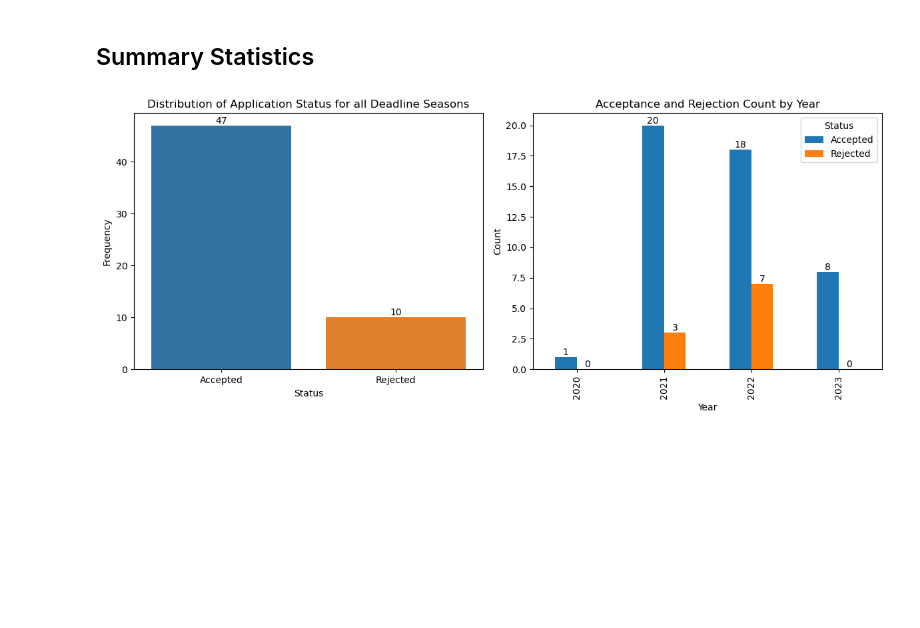
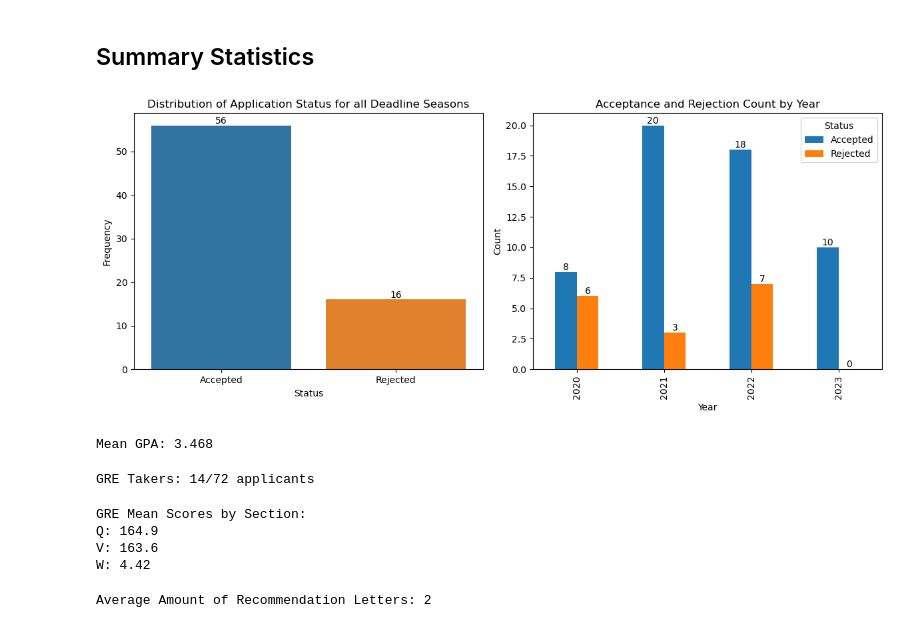
Before and after one commit to sergiicodes/UT-Austin-MSDS-admissions-predictor, a Jupyter notebook: json files/data-cleansing.ipynb, the cells around one changed output. Saved outputs shown, nothing was run; the diff lists cells and outputs as text; code cells hidden in the pictures; blank space fills up the shorter version.

```diff
--- a/json files/data-cleansing.ipynb
+++ b/json files/data-cleansing.ipynb
@@ -8,13 +8,14 @@ import glob
 # %%
 # Convert JSONs to DataFrames
 df_fall_21 = pd.read_json('fall2021.json')
+df_spring_21 = pd.read_json('spring2021.json')
+df_fall_22 = pd.read_json('fall2022.json')
 df_spring_22 = pd.read_json('spring2022.json')
-df_fall_22 = pd.read_json('fall2022.json')
+df_fall_23 = pd.read_json('fall2023.json')
 df_spring_23 = pd.read_json('spring2023.json')
-df_fall_23 = pd.read_json('fall2023.json')
 # %%
 # Combine DataFrames
-combined_df = pd.concat([df_fall_21, df_spring_22, df_fall_22, df_spring_23, df_fall_23], ignore_index=True)
+combined_df = pd.concat([df_fall_21, df_spring_21, df_spring_22, df_fall_22, df_spring_23, df_fall_23], ignore_index=True)
 # %%
 combined_df
 # %% [output]
@@ -44,39 +41,91 @@ combined_df
 import matplotlib.pyplot as plt
 import seaborn as sns
 # %%
-# Create a grid of subplots with 1 row and 2 columns
+# Convert 'decisionDate' column to datetime format
+combined_df['decisionDate'] = pd.to_datetime(combined_df['decisionDate'], format='%m/%d/%Y', errors='coerce')
+
+# Extract the year from 'decisionDate'
+combined_df['year'] = combined_df['decisionDate'].dt.year
+
+# Group the data by 'year' and 'status' columns
+grouped_data = combined_df.groupby(['year', 'status']).size().unstack()
+
+# Create the figure and axes
 fig, axes = plt.subplots(1, 2, figsize=(12, 5))
 
 # Plot the overall histogram in the first subplot
 sns.countplot(data=combined_df, x='status', ax=axes[0])
 axes[0].set_xlabel('Status')
 axes[0].set_ylabel('Frequency')
 axes[0].set_title('Distribution of Application Status for all Deadline Seasons')
 
 # Add quantity labels above each bar in the first subplot
 for p in axes[0].patches:
     axes[0].annotate(format(p.get_height(), '.0f'), (p.get_x() + p.get_width() / 2., p.get_height()),
                      ha='center', va='center', xytext=(0, 5), textcoords='offset points')
-
-# Group the data by 'year' and 'status' columns
-grouped_data = combined_df.groupby(['year', 'status']).size().unstack()
 
 # Plot the grouped histogram in the second subplot
 grouped_data.plot(kind='bar', ax=axes[1])
 axes[1].set_xlabel('Year')
 axes[1].set_ylabel('Count')
 axes[1].set_title('Acceptance and Rejection Count by Year')
 axes[1].legend(title='Status')
 
 # Add quantity labels above each bar in the second subplot
 for p in axes[1].patches:
     axes[1].annotate(format(p.get_height(), '.0f'), (p.get_x() + p.get_width() / 2., p.get_height()),
                      ha='center', va='center', xytext=(0, 5), textcoords='offset points')
 
 # Adjust the spacing between subplots
 plt.tight_layout()
 
 # Show the plot
 plt.show()
 # %% [output]
-[figure, old version]
+[figure, new version]
+# %%
+# Extract the GPA values from the 'education' field
+gpas = combined_df['education'].apply(lambda x: x['gpa'] if ('gpa' in x and isinstance(x['gpa'], (float, int))) else None)
+
+# Remove any missing values (None)
+gpas = gpas.dropna()
+
+# Calculate the mean GPA
+mean_gpa = round(gpas.mean(), 3)
+
+# Print the mean GPA
+print("Mean GPA:", mean_gpa)
+# %% [output]
+Mean GPA: 3.468
+# %%
+gre_reported_count = combined_df['gre'].count()
+total_applicants = len(combined_df)
+gre_takers_str = f"GRE Takers: {gre_reported_count}/{total_applicants} applicants"
+print(gre_takers_str)
+# %% [output]
+GRE Takers: 14/72 applicants
+# %%
+import numpy as np
+
+# Calculate the mean scores for each section of the GRE
+mean_quantitative = round(combined_df['gre'].apply(lambda x: x.get('quantitative') if isinstance(x, dict) else np.nan).mean() , 1 )
+mean_verbal = round(combined_df['gre'].apply(lambda x: x.get('verbal') if isinstance(x, dict) else np.nan).mean() , 1 )
+mean_writing = round(combined_df['gre'].apply(lambda x: x.get('writing') if isinstance(x, dict) else np.nan).mean() , 2)
+
+gre_mean_scores_str = f"GRE Mean Scores by Section:\nQ: {mean_quantitative}\nV: {mean_verbal}\nW: {mean_writing}"
+print(gre_mean_scores_str)
+# %% [output]
+GRE Mean Scores by Section:
+Q: 164.9
+V: 163.6
+W: 4.42
+# %%
+import math
+
+# FYI, the math library is imported and the function ceil is used to round up to nearest whole integer if mean of rec letters comes out as a float
+mean_recommendation_letters = math.ceil(combined_df['recommendations'].mean())
+mean_recommendation_letters_str = f"Average Amount of Recommendation Letters: {mean_recommendation_letters}"
+
+print(mean_recommendation_letters_str)
+# %% [output]
+Average Amount of Recommendation Letters: 2
```
Also changed, not shown: parts of 5 cells of this notebook, 6 other files.
